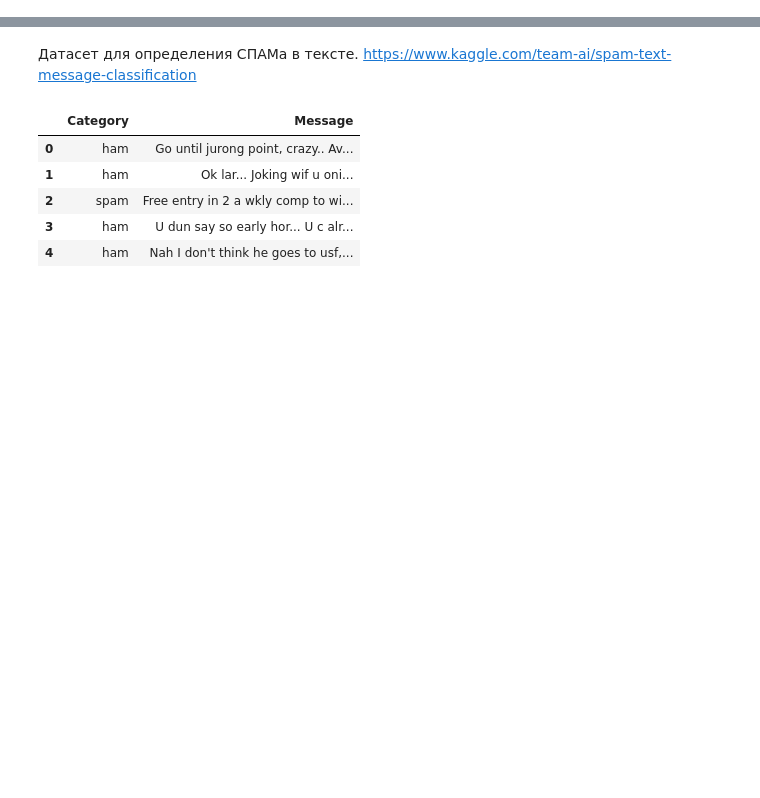
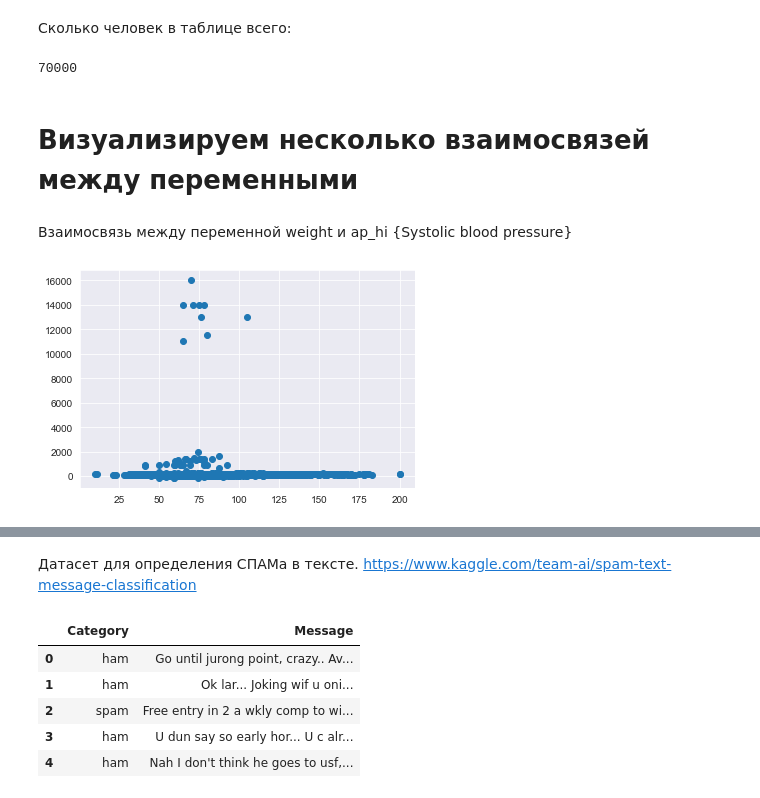
Before and after one commit to yustinaivanova/netology_statistics_february_20, a Jupyter notebook: lecture_5.ipynb, the cells around one changed output, grey strips where cells are left out. Saved outputs shown, nothing was run; the diff lists cells and outputs as text; code cells hidden in the pictures; blank space fills up the shorter version.

```diff
--- a/lecture_5.ipynb
+++ b/lecture_5.ipynb
@@ -2,0 +91,4 @@
+# %%
+url="http://yustiks.ru/dataset/cardio_train.csv"
+data=pd.read_csv(url,sep=";")
+data.tail()
@@ -2,0 +102,15 @@
+# %% [markdown]
+Сколько человек в таблице всего:
+# %%
+len(data.id.unique())
+# %% [output]
+70000
+# %% [markdown]
+# Визуализируем несколько взаимосвязей между переменными
+# %% [markdown]
+Взаимосвязь между переменной weight и ap_hi {Systolic blood pressure}
+# %%
+plt.scatter(data.weight, data.ap_hi)
+plt.show()
+# %% [output]
+[figure, added]
```
Also changed, not shown: parts of 63 cells of this notebook.
